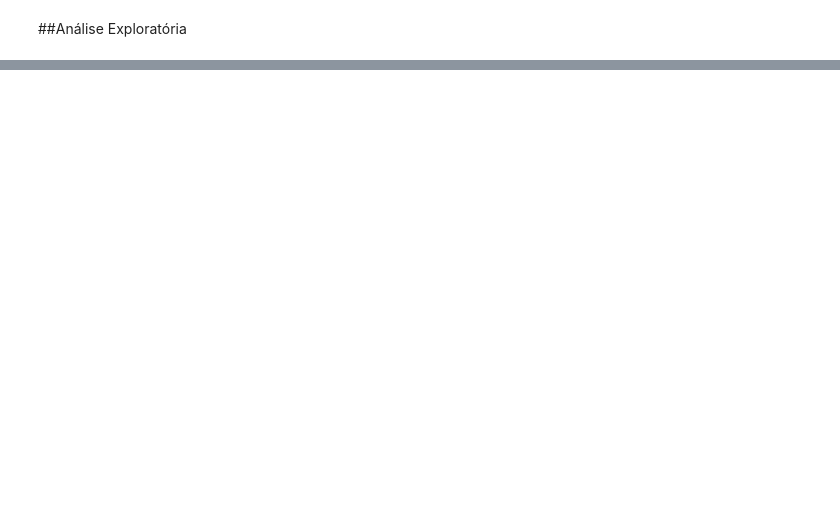
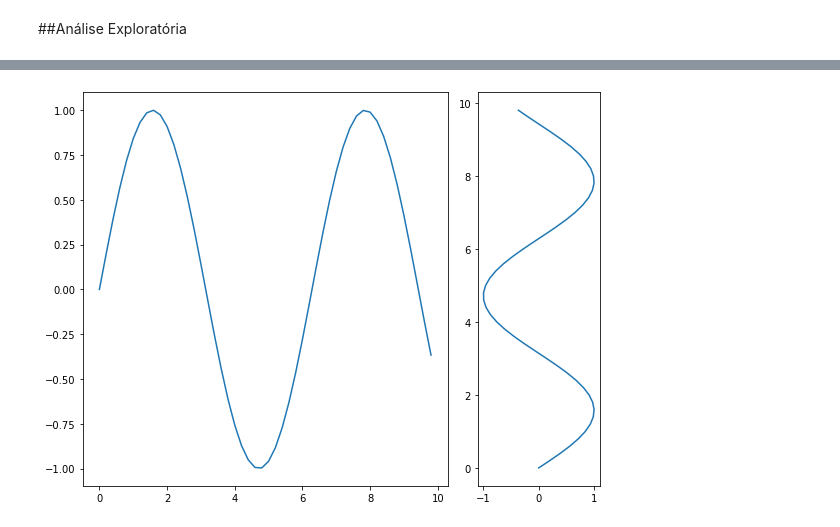
Before and after one commit to leonarddocchagas/data_science, a Jupyter notebook: Estudo_de_Caso_da_COVID_19.ipynb, the cells around one changed output, grey strips where cells are left out. Drawn from its saved outputs; the diff is of its cells as text; code cells hidden in the pictures; blank space fills up the shorter version.

```diff
--- a/Estudo_de_Caso_da_COVID_19.ipynb
+++ b/Estudo_de_Caso_da_COVID_19.ipynb
@@ -65,0 +202,20 @@ Index(['iso_code', 'continent', 'location', 'date', 'total_cases', 'new_cases',
+# %%
+import numpy as np
+from matplotlib import gridspec
+
+# generate some data
+x = np.arange(0, 10, 0.2)
+y = np.sin(x)
+
+# plot it
+fig = plt.figure(figsize=(8, 6))
+gs = gridspec.GridSpec(1, 2, width_ratios=[3, 1])
+ax0 = plt.subplot(gs[0])
+ax0.plot(x, y)
+ax1 = plt.subplot(gs[1])
+ax1.plot(y, x)
+
+plt.tight_layout()
+plt.savefig('grid_figure.pdf')
+# %% [output]
+[figure, added]
```
Also changed, not shown: parts of 23 cells of this notebook.
